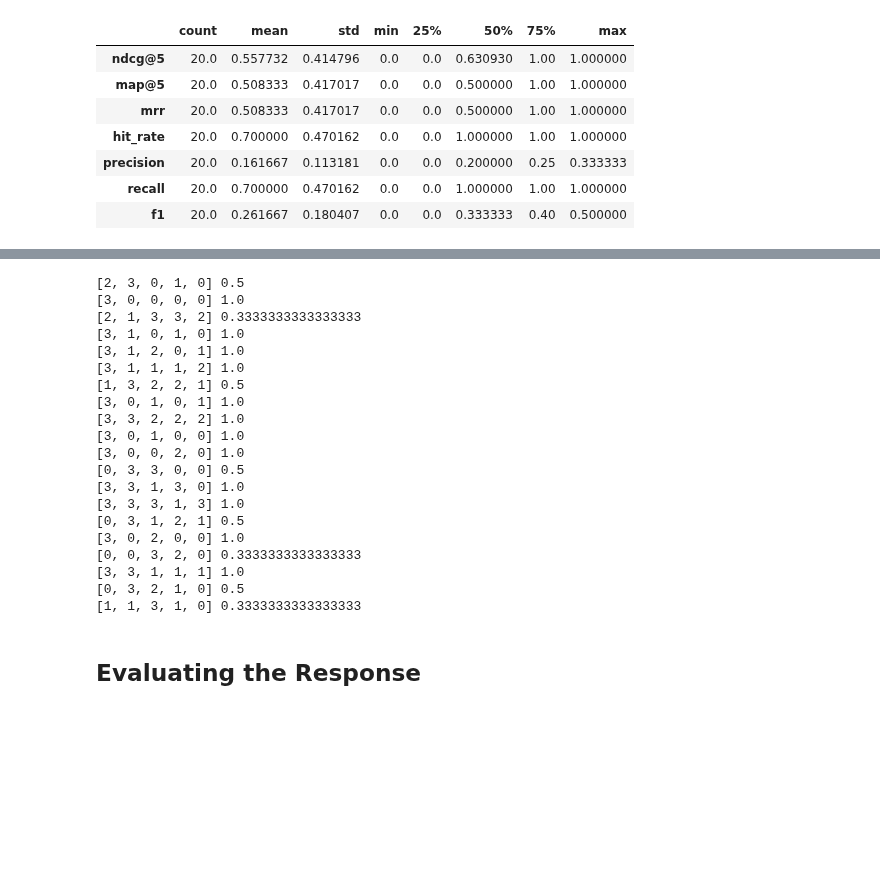
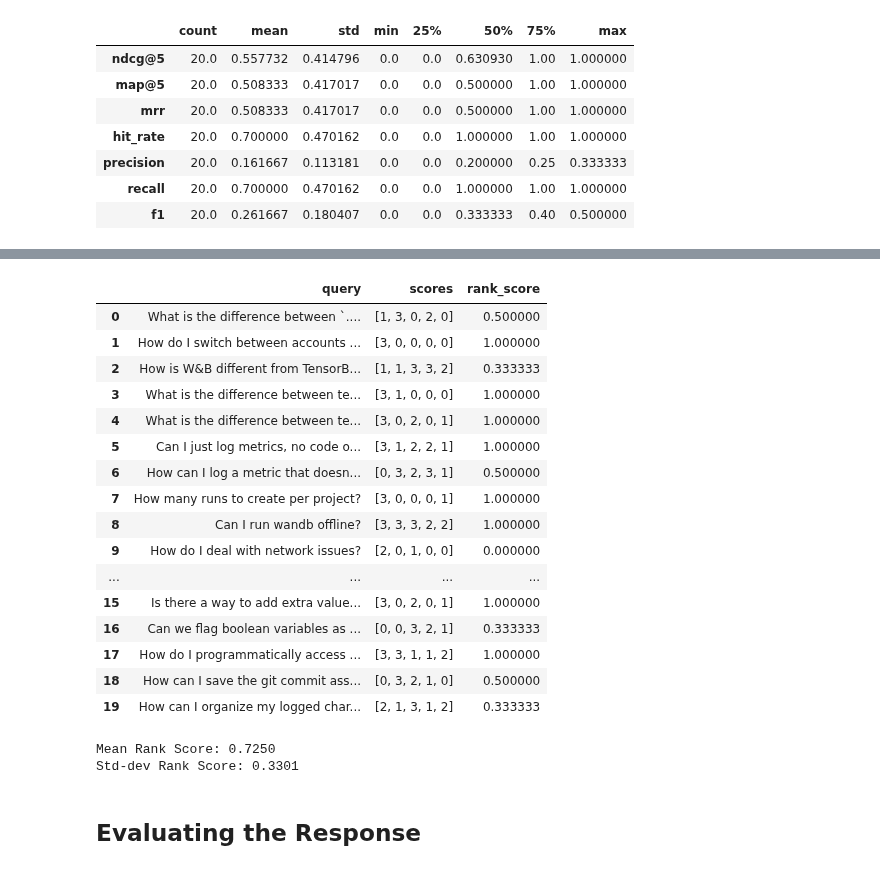
Before and after one commit to wandb/edu, a Jupyter notebook: rag-advanced/notebooks/Chapter02.ipynb, the cells around one changed output, grey strips where cells are left out. Cells and saved outputs as stored; diff of their text form; code cells hidden in the pictures; blank space fills up the shorter version.

```diff
--- a/rag-advanced/notebooks/Chapter02.ipynb
+++ b/rag-advanced/notebooks/Chapter02.ipynb
@@ -383,37 +391,47 @@ async def run_retriever_evaluation_using_llm(eval_samples):
     return scores
 # %%
 llm_judge_retrieval_results = asyncio.run(run_retriever_evaluation_using_llm(eval_samples))
-# %%
-
-
-for item in llm_judge_retrieval_results:
-    mrr_score = 0
-    for rank, result in enumerate(item['scores'], 1):
-        if result == 3:
-            mrr_score = 1 / rank
-            break
-    print(item['scores'], mrr_score)
-# %% [output]
-[2, 3, 0, 1, 0] 0.5
-[3, 0, 0, 0, 0] 1.0
-[2, 1, 3, 3, 2] 0.3333333333333333
-[3, 1, 0, 1, 0] 1.0
-[3, 1, 2, 0, 1] 1.0
-[3, 1, 1, 1, 2] 1.0
-[1, 3, 2, 2, 1] 0.5
-[3, 0, 1, 0, 1] 1.0
-[3, 3, 2, 2, 2] 1.0
-[3, 0, 1, 0, 0] 1.0
-[3, 0, 0, 2, 0] 1.0
-[0, 3, 3, 0, 0] 0.5
-[3, 3, 1, 3, 0] 1.0
-[3, 3, 3, 1, 3] 1.0
-[0, 3, 1, 2, 1] 0.5
-[3, 0, 2, 0, 0] 1.0
-[0, 0, 3, 2, 0] 0.3333333333333333
-[3, 3, 1, 1, 1] 1.0
-[0, 3, 2, 1, 0] 0.5
-[1, 1, 3, 1, 0] 0.3333333333333333
+# %%
+# we have the scores for each document
+llm_judge_retrieval_results_df = pd.DataFrame(llm_judge_retrieval_results)
+
+# we can compute the reciprocal rank of the first document that is relevant to the query i.e. rated as 3 by our llm judge.
+def compute_rank_score(scores: List[int]) -> float:
+    rank_score = 0
+    for rank, result in enumerate(scores, 1):
+        if result == 3:
+            rank_score = 1 / rank
+            return rank_score
+    return rank_score
+
+llm_judge_retrieval_results_df["rank_score"] = llm_judge_retrieval_results_df["scores"].map(compute_rank_score)
+
+
+display(llm_judge_retrieval_results_df)
+
+
+print(f"Mean Rank Score: {llm_judge_retrieval_results_df['rank_score'].mean():.4f}")
+print(f"Std-dev Rank Score: {llm_judge_retrieval_results_df['rank_score'].std():.4f}")
+# %% [output]
+|  | query | scores | rank_score |
+| 0 | What is the difference between `.... | [1, 3, 0, 2, 0] | 0.500000 |
+| 1 | How do I switch between accounts ... | [3, 0, 0, 0, 0] | 1.000000 |
+| 2 | How is W&B different from TensorB... | [1, 1, 3, 3, 2] | 0.333333 |
+| 3 | What is the difference between te... | [3, 1, 0, 0, 0] | 1.000000 |
+| 4 | What is the difference between te... | [3, 0, 2, 0, 1] | 1.000000 |
+| 5 | Can I just log metrics, no code o... | [3, 1, 2, 2, 1] | 1.000000 |
+| 6 | How can I log a metric that doesn... | [0, 3, 2, 3, 1] | 0.500000 |
+| 7 | How many runs to create per project? | [3, 0, 0, 0, 1] | 1.000000 |
+| 8 | Can I run wandb offline? | [3, 3, 3, 2, 2] | 1.000000 |
+| 9 | How do I deal with network issues? | [2, 0, 1, 0, 0] | 0.000000 |
+| ... | ... | ... | ... |
+| 15 | Is there a way to add extra value... | [3, 0, 2, 0, 1] | 1.000000 |
+| 16 | Can we flag boolean variables as ... | [0, 0, 3, 2, 1] | 0.333333 |
+| 17 | How do I programmatically access ... | [3, 3, 1, 1, 2] | 1.000000 |
+| 18 | How can I save the git commit ass... | [0, 3, 2, 1, 0] | 0.500000 |
+| 19 | How can I organize my logged char... | [2, 1, 3, 1, 2] | 0.333333 |
+Mean Rank Score: 0.7250
+Std-dev Rank Score: 0.3301
 # %% [markdown]
 ## Evaluating the Response
 # %%
```
Also changed, not shown: parts of 21 cells of this notebook.
